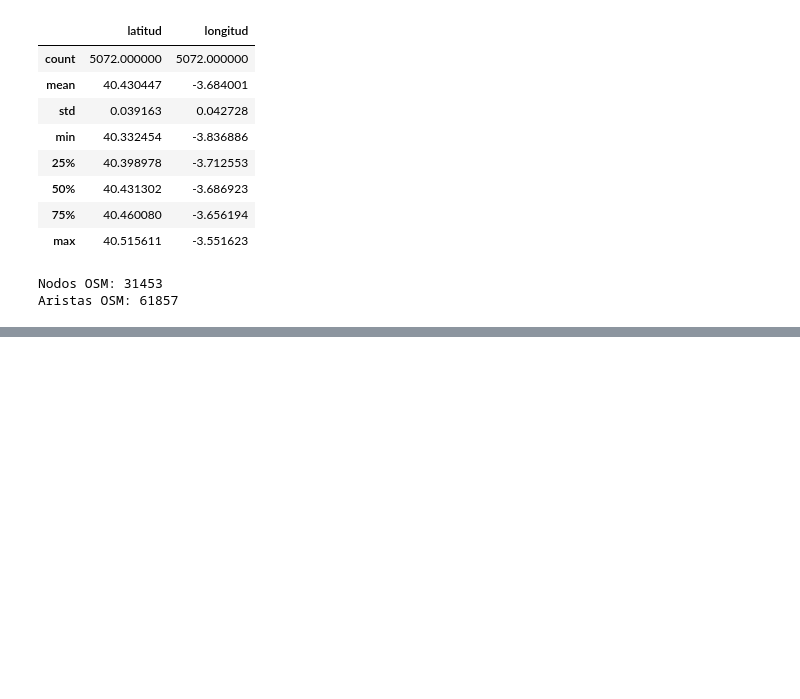
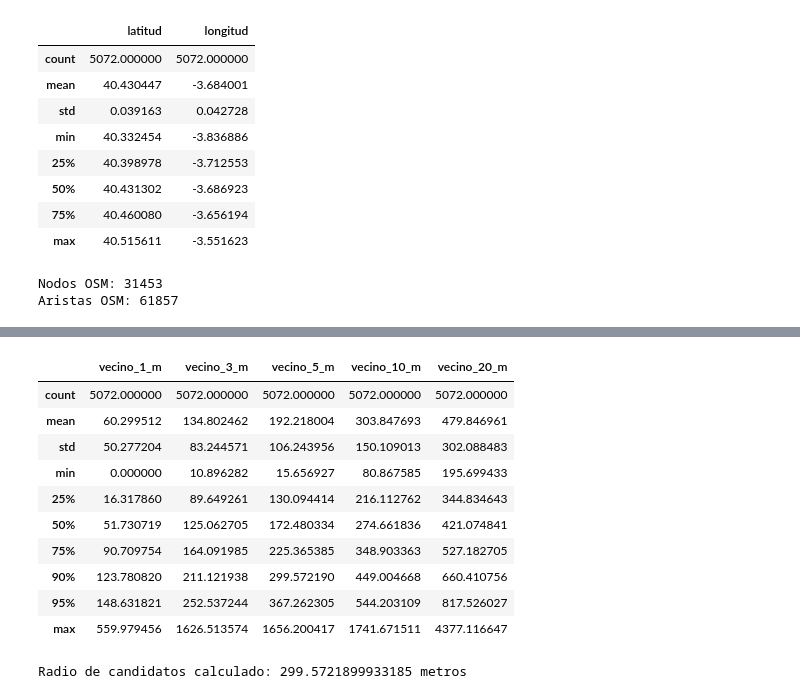
Before and after one commit to claudiaalozano/Movilidad_inteligente_madrid, a Jupyter notebook: grafo/grafo_puntos_medidore.ipynb, the cells around one changed output, grey strips where cells are left out. Drawn from its saved outputs; the diff is of its cells as text; code cells hidden in the pictures; blank space fills up the shorter version.

```diff
--- a/grafo/grafo_puntos_medidore.ipynb
+++ b/grafo/grafo_puntos_medidore.ipynb
@@ -136,0 +212,46 @@ Aristas OSM: 61857
+# %%
+import numpy as np
+from sklearn.neighbors import BallTree
+
+# Coordenadas en radianes para distancia haversine
+coords = np.radians(medidores[["latitud", "longitud"]].values)
+
+tree = BallTree(coords, metric="haversine")
+
+# Calculamos hasta los 20 vecinos más cercanos para estudiar la distribución
+K_ANALISIS = 20
+
+distancias, indices = tree.query(coords, k=K_ANALISIS + 1)
+
+R = 6371000  # radio medio de la Tierra en metros
+
+# Convertimos distancias a metros
+distancias_m = distancias * R
+# %%
+resumen_vecinos = pd.DataFrame({
+    "vecino_1_m": distancias_m[:, 1],
+    "vecino_3_m": distancias_m[:, 3],
+    "vecino_5_m": distancias_m[:, 5],
+    "vecino_10_m": distancias_m[:, 10],
+    "vecino_20_m": distancias_m[:, 20],
+})
+
+resumen_vecinos.describe(percentiles=[0.25, 0.5, 0.75, 0.90, 0.95])
+# %% [output]
+|  | vecino_1_m | vecino_3_m | vecino_5_m | vecino_10_m | vecino_20_m |
+| count | 5072.000000 | 5072.000000 | 5072.000000 | 5072.000000 | 5072.000000 |
+| mean | 60.299512 | 134.802462 | 192.218004 | 303.847693 | 479.846961 |
+| std | 50.277204 | 83.244571 | 106.243956 | 150.109013 | 302.088483 |
+| min | 0.000000 | 10.896282 | 15.656927 | 80.867585 | 195.699433 |
+| 25% | 16.317860 | 89.649261 | 130.094414 | 216.112762 | 344.834643 |
+| 50% | 51.730719 | 125.062705 | 172.480334 | 274.661836 | 421.074841 |
+| 75% | 90.709754 | 164.091985 | 225.365385 | 348.903363 | 527.182705 |
+| 90% | 123.780820 | 211.121938 | 299.572190 | 449.004668 | 660.410756 |
+| 95% | 148.631821 | 252.537244 | 367.262305 | 544.203109 | 817.526027 |
+| max | 559.979456 | 1626.513574 | 1656.200417 | 1741.671511 | 4377.116647 |
+# %%
+radio_candidatos_m = np.percentile(distancias_m[:, 5], 90)
+
+print("Radio de candidatos calculado:", radio_candidatos_m, "metros")
+# %% [output]
+Radio de candidatos calculado: 299.5721899933185 metros
```
Also changed, not shown: parts of 9 cells of this notebook.
